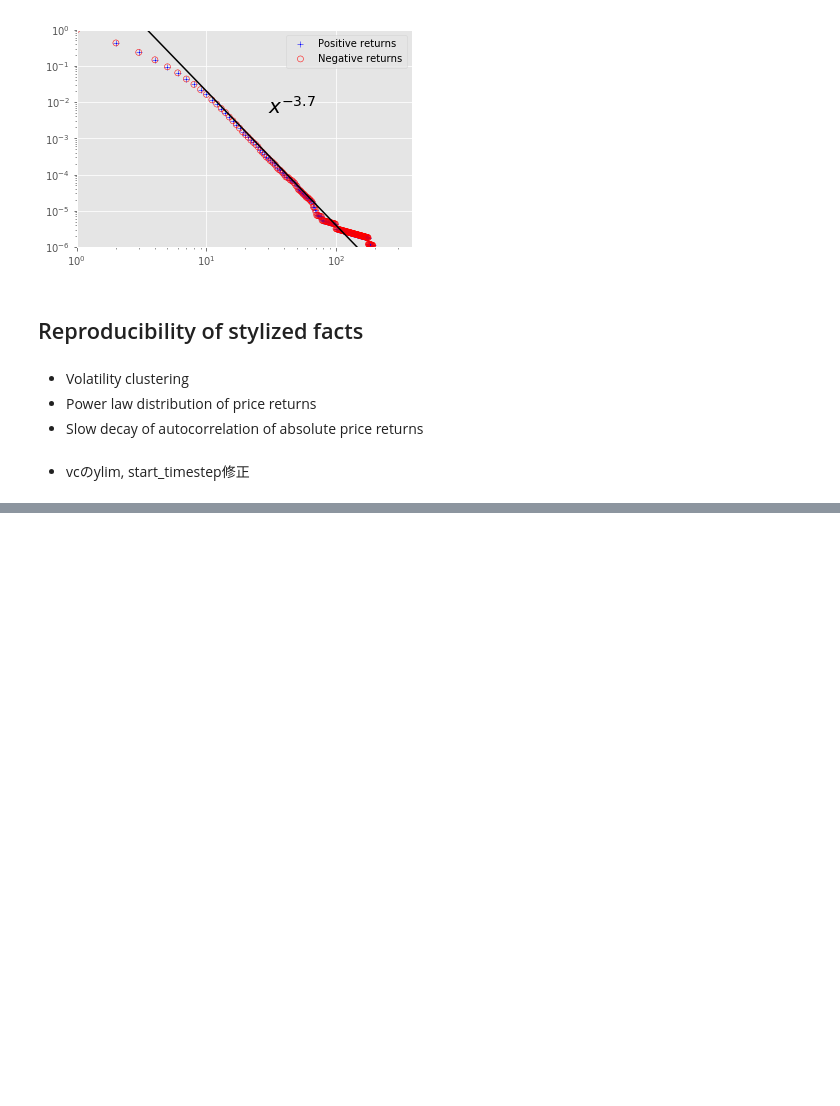
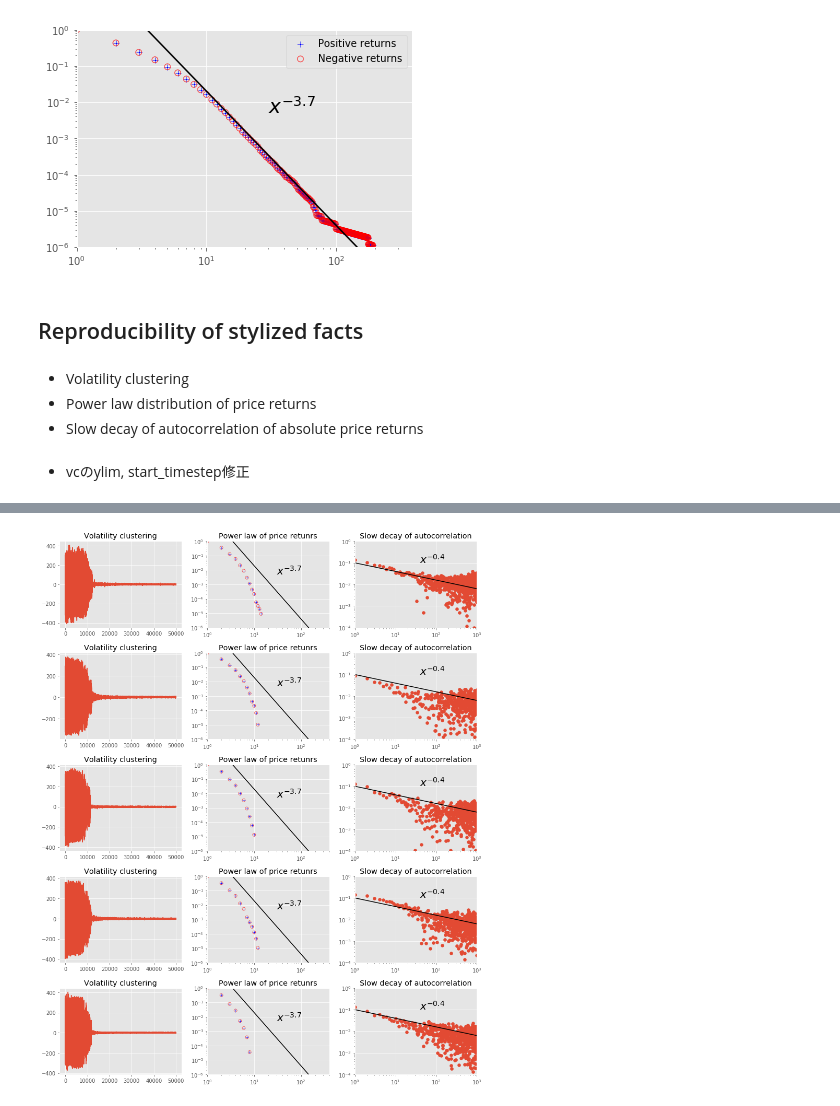
Before and after one commit to toru34/minority_game, a Jupyter notebook: visualization/results_gcmg.ipynb, the cells around one changed output, grey strips where cells are left out. Cells and saved outputs as stored; diff of their text form; code cells hidden in the pictures; blank space fills up the shorter version.

```diff
--- a/visualization/results_gcmg.ipynb
+++ b/visualization/results_gcmg.ipynb
@@ -257,3 +281,84 @@ plt.show()
+# %%
+# Parameters
+s = 2
+p = 16
+eps = 0.01
+n_minority_agents = 0
+n_speculator_agents = 501
+n_producer_agents = 1000
+n_iters = 50000
+n_runs = 5
+
+taus = np.arange(1, 1001)
+
+start_timestep = 30000
+
+dir_path = '../data/simulation/s{}_p{}_eps{:.2f}_rhok{:.2f}_rhos{:.2f}_nmins{}_npros{}_nspes{}_niters{}_nruns{}/'.format(
+    s, p, eps, rhok, rhos, n_minority_agents, n_producer_agents, n_speculator_agents, n_iters, n_runs)
+
+fig = plt.figure(figsize=(12, 15))
+
+for r in range(n_runs):
+    # Read data
+    excess_demand_history = read_data(dir_path, 'excess_demand_history', r)
+    excess_demand_history_with_warmup = excess_demand_history[start_timestep:]
+
+    # Volatility clustering
+    ax1 = fig.add_subplot(n_runs, 3, r * 3 + 1)
+    ax1.plot(excess_demand_history)
+    ax1.set_title('Volatility clustering')
+
+    # Power law distribution of price returns
+    ax2 = fig.add_subplot(n_runs, 3, r * 3 + 2)
+    return_positive = np.sort(np.array([elem for elem in excess_demand_history_with_warmup if elem > 0]))
+    return_negative = np.sort(np.array([- elem for elem in excess_demand_history_with_warmup if elem < 0]))
+
+    xs = np.linspace(1, 400, 400 - 1 + 1, dtype='int32')
+    counts_positive, _ = np.histogram(return_positive, bins=xs.tolist() + [400 + 1])
+    counts_negative, _ = np.histogram(return_positive, bins=xs.tolist() + [400 + 1])
+
+    ys_positive = compute_cumulative_distribution(counts_positive)
+    ys_negative = compute_cumulative_distribution(counts_negative)
+
+    # Divide by return
+    ys_positive /= xs
+    ys_negative /= xs
+
+    plt.scatter(xs, ys_positive, marker='+', facecolors='blue', edgecolors='none', label='Positive returns', linewidth=.5)
+    plt.scatter(xs, ys_negative, marker='o', facecolors='none', edgecolors='red', label='Negative returns', linewidth=.5)
+
+    # Powerlaw fitting
+    ws = np.float_power(xs, -3.7) * 100
+    plt.plot(xs, ws, c='black')
+
+    plt.text(10 * 3, 1e-2 * 0.5, r'$x^{-3.7}$', fontsize=20)
+
+    ax2.set_title('Power law of price retunrs')
+    ax2.set_xscale('log')
+    ax2.set_yscale('log')
+    ax2.set_xlim(1, 400)
+    ax2.set_ylim(1e-6, 1)
+
+    # Slow decay of absolute price returns
+    ax3 = fig.add_subplot(n_runs, 3, r * 3 + 3)
+    excess_demand_history_with_warmup = excess_demand_history[start_timestep:]
+    corrs = np.array([compute_autocorrelation(excess_demand_history_with_warmup, tau) for tau in taus])
+    ax3.scatter(taus, corrs)
+
+    ax3.set_title('Slow decay of autocorrelation')
+    ax3.text(10 * 4, 1e-1, r'$x^{-0.4}$', fontsize=20)
+    ws = np.float_power(taus, -0.4) * 0.1
+    ax3.plot(taus, ws, c='black')
+    ax3.set_xscale('log')
+    ax3.set_yscale('log')
+    ax3.set_xlim(1, 1e+3)
+    ax3.set_ylim(1e-4, 1)
+
+plt.tight_layout()
+
+plt.show()
+# %% [output]
+[figure, added]
 # %%
 # Parameters
 s = 2
```
Also changed, not shown: parts of 7 cells of this notebook, 2 other files.
